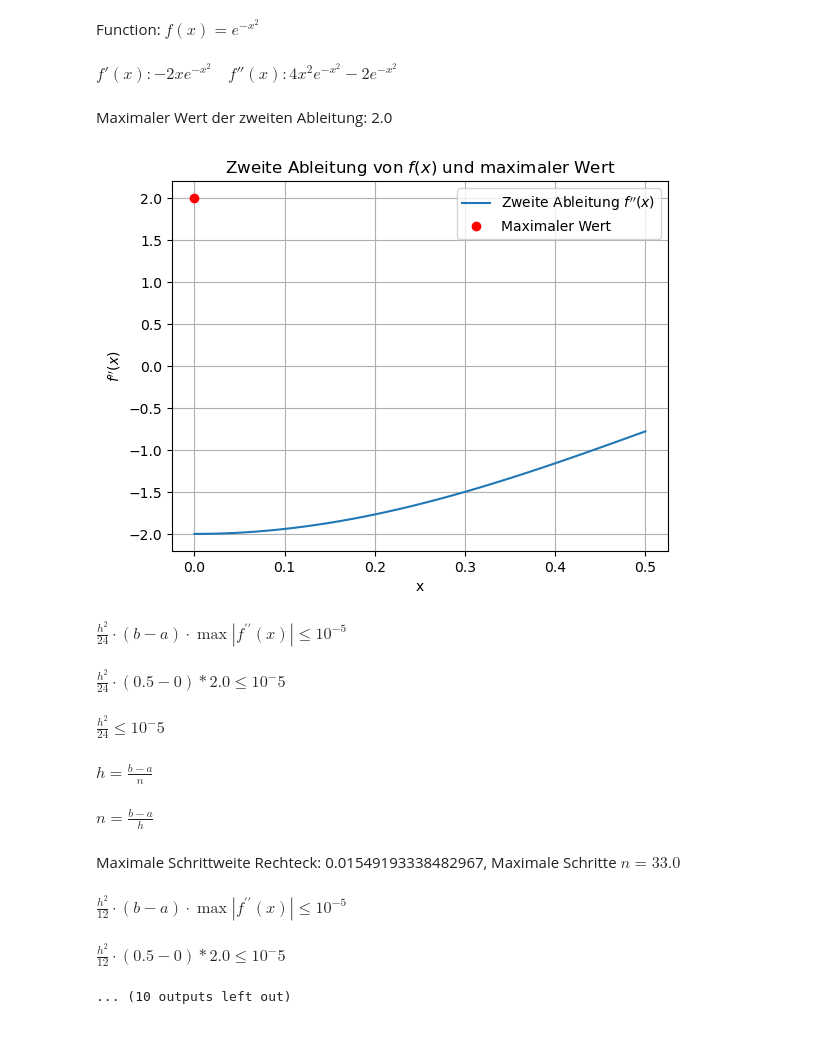
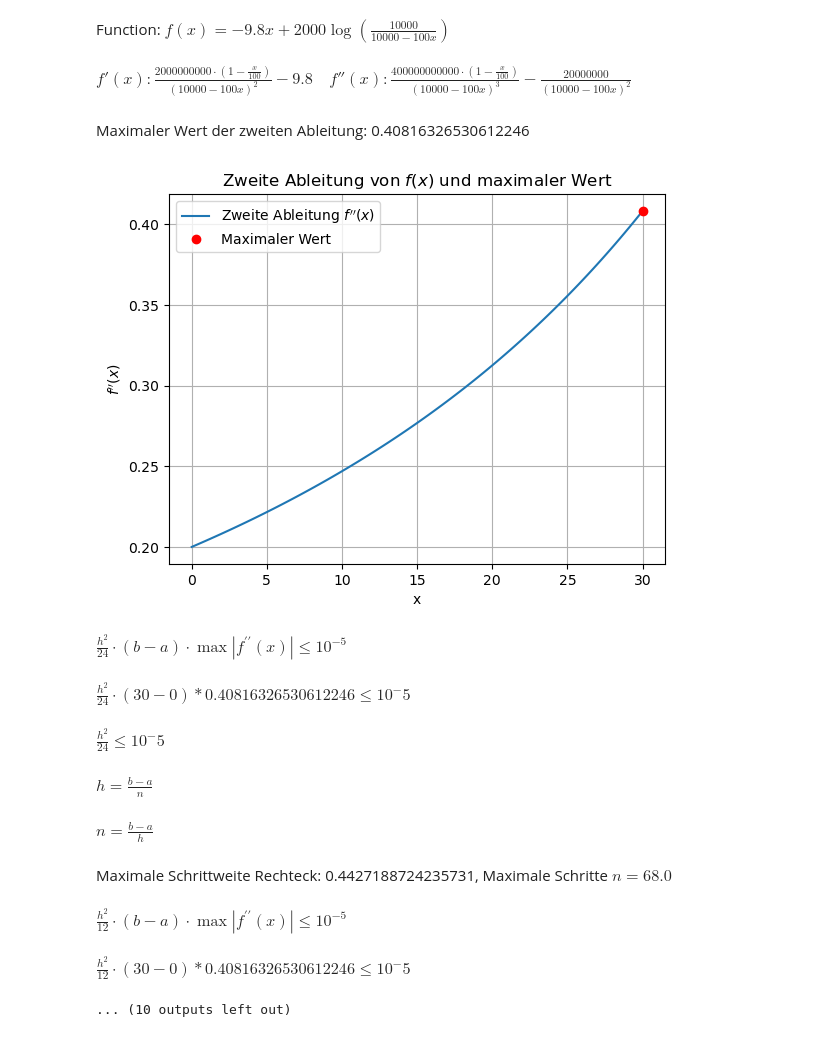
Before and after one commit to boostvolt/zhaw-higher-mathematics-2, a Jupyter notebook: Scripts/3 Numerische Integration/1 Interpolation/3 Summierte_Rechteck_Trapez_Simpson_Fehlerabschätzung.ipynb, the cells around one changed output. Drawn from its saved outputs; the diff is of its cells as text; code cells hidden in the pictures.

```diff
--- a/Scripts/3 Numerische Integration/1 Interpolation/3 Summierte_Rechteck_Trapez_Simpson_Fehlerabschätzung.ipynb
+++ b/Scripts/3 Numerische Integration/1 Interpolation/3 Summierte_Rechteck_Trapez_Simpson_Fehlerabschätzung.ipynb
@@ -9,9 +9,9 @@ from IPython.display import display, Latex
 x = sy.symbols('x')
 
 '''INPUT'''
-f = sy.exp(-x**2)  # funktion
-a, b = 0, 0.5
-err = 10**(-5)
+f = 2000 * sy.log(10000 / (10000 - (100 * x))) - 9.8 * x  # funktion
+a, b = 0, 30
+err = 0.1
 '''INPUT'''
 
 # Display the function
@@ -43,44 +43,46 @@ plt.legend()
 plt.grid(True)
 plt.show()
 '''PLOT'''
 
 # Cell 5: Calculate and display the maximum step sizes and number of steps for rectangle, trapezoid, and Simpson's rule
 h_rf = np.sqrt(err * 24 / ((b - a) * max_y))
 h_tf = np.sqrt(err * 12 / ((b - a) * max_y))
 h_sf = np.sqrt(np.sqrt(err * 2880 / ((b - a) * max_y)))
 
+print()
 display(Latex(r'$\frac{h^2}{24} \cdot (b-a) \cdot \max |f^{\prime\prime}(x)| \leq 10^{-5}$'))
 display(Latex(rf'$\frac{{h^2}}{{24}} \cdot ({b}-{a}) * {max_y} \leq 10^{-5}$'))
 display(Latex(rf'$\frac{{h^2}}{{24}} \leq 10^{-5}$'))
 display(Latex(rf'$h = \frac{{b - a}}{{n}}$'))
 display(Latex(rf'$n = \frac{{b - a}}{{h}}$'))
 display(Latex(f"Maximale Schrittweite Rechteck: {h_rf}, Maximale Schritte $n={np.ceil((b-a)/h_rf)}$"))
 
+print()
 display(Latex(r'$\frac{h^2}{12} \cdot (b-a) \cdot \max |f^{\prime\prime}(x)| \leq 10^{-5}$'))
 display(Latex(rf'$\frac{{h^2}}{{12}} \cdot ({b}-{a}) * {max_y} \leq 10^{-5}$'))
 display(Latex(rf'$\frac{{h^2}}{{12}} \leq 10^{-5}$'))
 display(Latex(rf'$h = \frac{{b - a}}{{n}}$'))
 display(Latex(rf'$n = \frac{{b - a}}{{h}}$'))
 display(Latex(f"Maximale Schrittweite Trapez: {h_tf}, Maximale Schritte $n={np.ceil((b-a)/h_tf)}$"))
 
-
+print()
 display(Latex(r'$\frac{h^4}{2880} \cdot (b-a) \cdot \max |f^{\prime\prime\prime\prime}(x)| \leq 10^{-5}$'))
 display(Latex(rf'$\frac{{h^4}}{{2880}} \cdot ({b}-{a}) * {max_y} \leq 10^{-5}$'))
 display(Latex(rf'$\frac{{h^4}}{{2880}} \leq 10^{-5}$'))
 display(Latex(rf'$h = \frac{{b - a}}{{n}}$'))
 display(Latex(rf'$n = \frac{{b - a}}{{h}}$'))
 display(Latex(f"Maximale Schrittweite Simpson: {h_sf}, Maximale Schritte $n={np.ceil((b-a)/h_sf)}$"))
 # %% [output]
-Function: $f(x) = e^{- x^{2}}$
+Function: $f(x) = - 9.8 x + 2000 \log{\left(\frac{10000}{10000 - 100 x} \right)}$
-$f'(x): - 2 x e^{- x^{2}} \quad f''(x): 4 x^{2} e^{- x^{2}} - 2 e^{- x^{2}}$
+$f'(x): \frac{2000000000 \cdot \left(1 - \frac{x}{100}\right)}{\left(10000 - 100 x\right)^{2}} - 9.8 \quad f''(x): \frac{400000000000 \cdot \left(1 - \frac{x}{100}\right)}{\left(10000 - 100 x\right)^{3}} - \frac{20000000}{\left(10000 - 100 x\right)^{2}}$
-Maximaler Wert der zweiten Ableitung: 2.0
+Maximaler Wert der zweiten Ableitung: 0.40816326530612246
-[figure, old version]
+[figure, new version]
 $\frac{h^2}{24} \cdot (b-a) \cdot \max |f^{\prime\prime}(x)| \leq 10^{-5}$
-$\frac{h^2}{24} \cdot (0.5-0) * 2.0 \leq 10^-5$
+$\frac{h^2}{24} \cdot (30-0) * 0.40816326530612246 \leq 10^-5$
 $\frac{h^2}{24} \leq 10^-5$
 $h = \frac{b - a}{n}$
 $n = \frac{b - a}{h}$
-Maximale Schrittweite Rechteck: 0.01549193338482967, Maximale Schritte $n=33.0$
+Maximale Schrittweite Rechteck: 0.4427188724235731, Maximale Schritte $n=68.0$
 $\frac{h^2}{12} \cdot (b-a) \cdot \max |f^{\prime\prime}(x)| \leq 10^{-5}$
-$\frac{h^2}{12} \cdot (0.5-0) * 2.0 \leq 10^-5$
+$\frac{h^2}{12} \cdot (30-0) * 0.40816326530612246 \leq 10^-5$
 ... (10 outputs left out)
```
